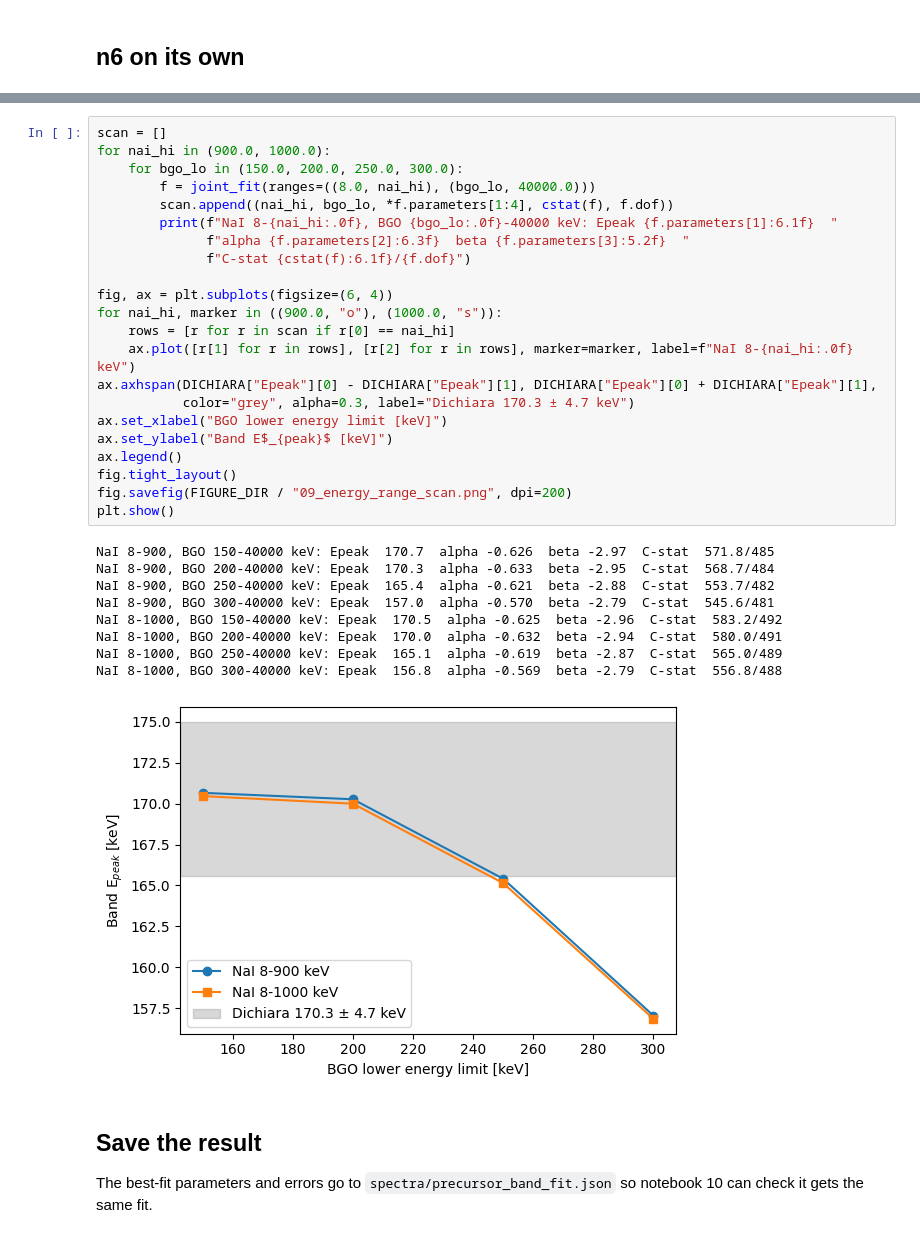
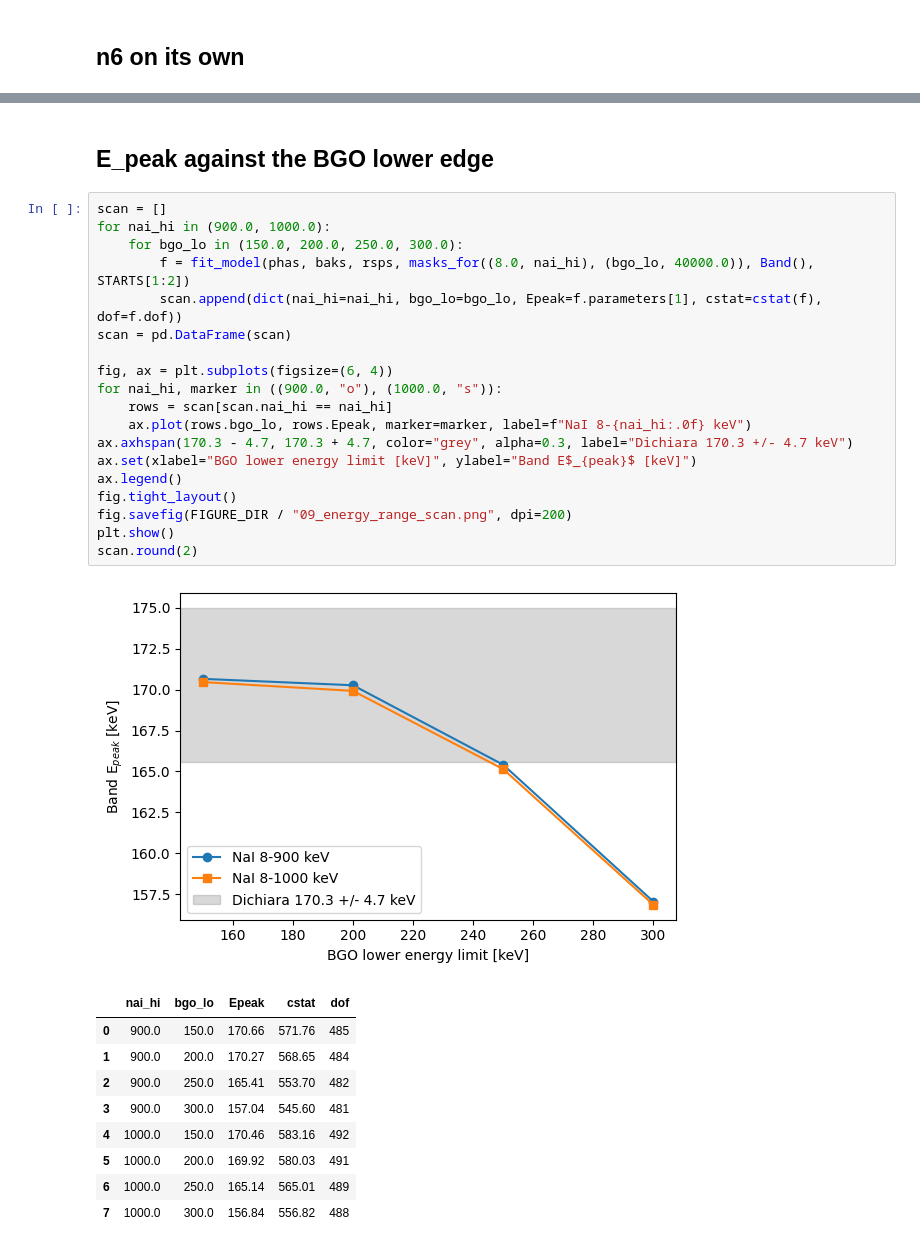
Before and after one commit to idbl2004/mphys-project, a Jupyter notebook: ignacio/09_precursor_band_fit.ipynb, the cells around one changed output, grey strips where cells are left out. Cells and saved outputs as stored; diff of their text form.

```diff
--- a/ignacio/09_precursor_band_fit.ipynb
+++ b/ignacio/09_precursor_band_fit.ipynb
@@ -215,38 +157,33 @@ the fit slide to a lower E_peak with a harder α. The NaI upper edge hardly matt
+# %% [markdown]
+## E_peak against the BGO lower edge
 # %%
 scan = []
 for nai_hi in (900.0, 1000.0):
     for bgo_lo in (150.0, 200.0, 250.0, 300.0):
-        f = joint_fit(ranges=((8.0, nai_hi), (bgo_lo, 40000.0)))
-        scan.append((nai_hi, bgo_lo, *f.parameters[1:4], cstat(f), f.dof))
-        print(f"NaI 8-{nai_hi:.0f}, BGO {bgo_lo:.0f}-40000 keV: Epeak {f.parameters[1]:6.1f}  "
-              f"alpha {f.parameters[2]:6.3f}  beta {f.parameters[3]:5.2f}  "
-              f"C-stat {cstat(f):6.1f}/{f.dof}")
+        f = fit_model(phas, baks, rsps, masks_for((8.0, nai_hi), (bgo_lo, 40000.0)), Band(), STARTS[1:2])
+        scan.append(dict(nai_hi=nai_hi, bgo_lo=bgo_lo, Epeak=f.parameters[1], cstat=cstat(f), dof=f.dof))
+scan = pd.DataFrame(scan)
 
 fig, ax = plt.subplots(figsize=(6, 4))
 for nai_hi, marker in ((900.0, "o"), (1000.0, "s")):
-    rows = [r for r in scan if r[0] == nai_hi]
-    ax.plot([r[1] for r in rows], [r[2] for r in rows], marker=marker, label=f"NaI 8-{nai_hi:.0f} keV")
-ax.axhspan(DICHIARA["Epeak"][0] - DICHIARA["Epeak"][1], DICHIARA["Epeak"][0] + DICHIARA["Epeak"][1],
-           color="grey", alpha=0.3, label="Dichiara 170.3 ± 4.7 keV")
-ax.set_xlabel("BGO lower energy limit [keV]")
-ax.set_ylabel("Band E$_{peak}$ [keV]")
+    rows = scan[scan.nai_hi == nai_hi]
+    ax.plot(rows.bgo_lo, rows.Epeak, marker=marker, label=f"NaI 8-{nai_hi:.0f} keV")
+ax.axhspan(170.3 - 4.7, 170.3 + 4.7, color="grey", alpha=0.3, label="Dichiara 170.3 +/- 4.7 keV")
+ax.set(xlabel="BGO lower energy limit [keV]", ylabel="Band E$_{peak}$ [keV]")
 ax.legend()
 fig.tight_layout()
 fig.savefig(FIGURE_DIR / "09_energy_range_scan.png", dpi=200)
 plt.show()
+scan.round(2)
 # %% [output]
-NaI 8-900, BGO 150-40000 keV: Epeak  170.7  alpha -0.626  beta -2.97  C-stat  571.8/485
-NaI 8-900, BGO 200-40000 keV: Epeak  170.3  alpha -0.633  beta -2.95  C-stat  568.7/484
-NaI 8-900, BGO 250-40000 keV: Epeak  165.4  alpha -0.621  beta -2.88  C-stat  553.7/482
-NaI 8-900, BGO 300-40000 keV: Epeak  157.0  alpha -0.570  beta -2.79  C-stat  545.6/481
-NaI 8-1000, BGO 150-40000 keV: Epeak  170.5  alpha -0.625  beta -2.96  C-stat  583.2/492
-NaI 8-1000, BGO 200-40000 keV: Epeak  170.0  alpha -0.632  beta -2.94  C-stat  580.0/491
-NaI 8-1000, BGO 250-40000 keV: Epeak  165.1  alpha -0.619  beta -2.87  C-stat  565.0/489
-NaI 8-1000, BGO 300-40000 keV: Epeak  156.8  alpha -0.569  beta -2.79  C-stat  556.8/488
-[figure, old version]
+[figure, new version]
+|  | nai_hi | bgo_lo | Epeak | cstat | dof |
+| 0 | 900.0 | 150.0 | 170.66 | 571.76 | 485 |
+| 1 | 900.0 | 200.0 | 170.27 | 568.65 | 484 |
+| 2 | 900.0 | 250.0 | 165.41 | 553.70 | 482 |
+| 3 | 900.0 | 300.0 | 157.04 | 545.60 | 481 |
+| 4 | 1000.0 | 150.0 | 170.46 | 583.16 | 492 |
+| 5 | 1000.0 | 200.0 | 169.92 | 580.03 | 491 |
+| 6 | 1000.0 | 250.0 | 165.14 | 565.01 | 489 |
+| 7 | 1000.0 | 300.0 | 156.84 | 556.82 | 488 |
-# %% [markdown]
-## Save the result
-
-The best-fit parameters and errors go to `spectra/precursor_band_fit.json` so notebook 10 can check
-it gets the same fit.
 # %%
```
Also changed, not shown: parts of 21 cells of this notebook, 33 other files.
